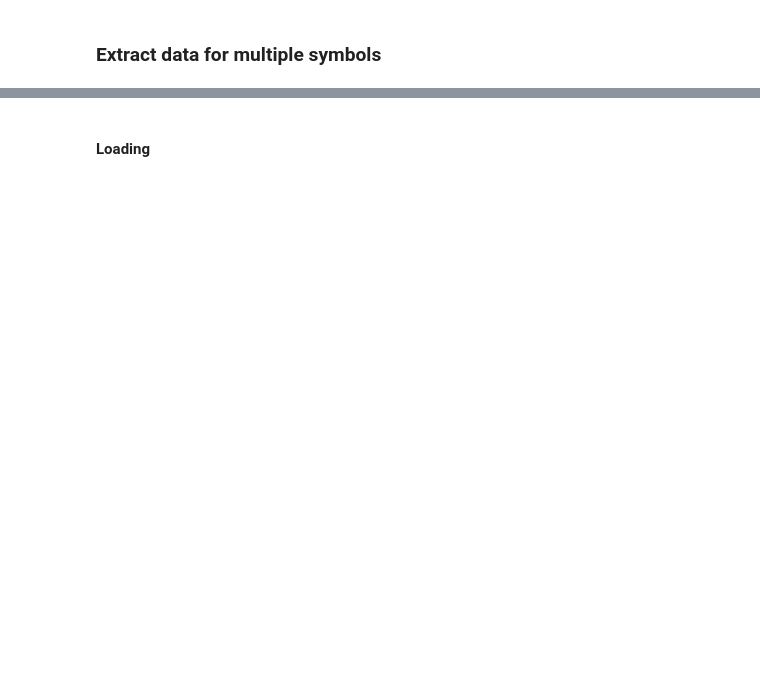
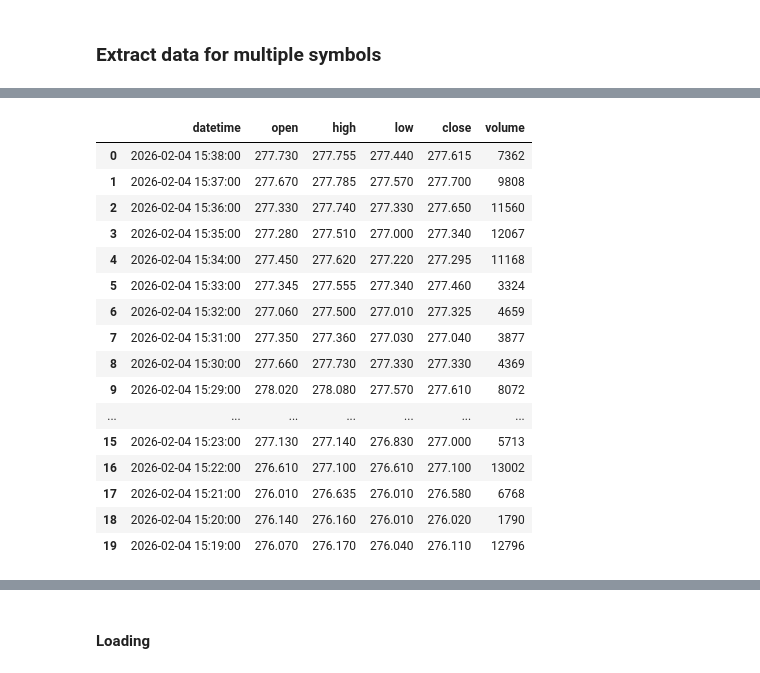
Before and after one commit to Only1judhy/apex_pipeline, a Jupyter notebook: api_pipeline.ipynb, the cells around one changed output, grey strips where cells are left out. Saved outputs shown, nothing was run; the diff lists cells and outputs as text; code cells hidden in the pictures; blank space fills up the shorter version.

```diff
--- a/api_pipeline.ipynb
+++ b/api_pipeline.ipynb
@@ -167,0 +223,4 @@ all_data
+# %%
+#get data in json format
+data = response.json()
+data
@@ -167,0 +245,3 @@ all_data
+# %%
+df = pd.DataFrame(data["values"])
+df.head()
@@ -167,0 +255,19 @@ all_data
+# %%
+#transform data to dataframe
+def transform_data(data):
+    #extract values
+    time_series = data['values']
+
+    #convert to dataframe
+    df = pd.DataFrame(time_series)
+
+    #convert to proper datatypes
+    df['datetime'] = pd.to_datetime(df['datetime'])
+
+    df = df.astype({
+        'open': 'float',
+        'high': 'float',
+        'low': 'float',
+        'close': 'float',
+        'volume': 'int' })
+    return df
@@ -167,0 +276,20 @@ all_data
+# %%
+df
+# %% [output]
+|  | datetime | open | high | low | close | volume |
+| 0 | 2026-02-04 15:38:00 | 277.730 | 277.755 | 277.440 | 277.615 | 7362 |
+| 1 | 2026-02-04 15:37:00 | 277.670 | 277.785 | 277.570 | 277.700 | 9808 |
+| 2 | 2026-02-04 15:36:00 | 277.330 | 277.740 | 277.330 | 277.650 | 11560 |
+| 3 | 2026-02-04 15:35:00 | 277.280 | 277.510 | 277.000 | 277.340 | 12067 |
+| 4 | 2026-02-04 15:34:00 | 277.450 | 277.620 | 277.220 | 277.295 | 11168 |
+| 5 | 2026-02-04 15:33:00 | 277.345 | 277.555 | 277.340 | 277.460 | 3324 |
+| 6 | 2026-02-04 15:32:00 | 277.060 | 277.500 | 277.010 | 277.325 | 4659 |
+| 7 | 2026-02-04 15:31:00 | 277.350 | 277.360 | 277.030 | 277.040 | 3877 |
+| 8 | 2026-02-04 15:30:00 | 277.660 | 277.730 | 277.330 | 277.330 | 4369 |
+| 9 | 2026-02-04 15:29:00 | 278.020 | 278.080 | 277.570 | 277.610 | 8072 |
+| ... | ... | ... | ... | ... | ... | ... |
+| 15 | 2026-02-04 15:23:00 | 277.130 | 277.140 | 276.830 | 277.000 | 5713 |
+| 16 | 2026-02-04 15:22:00 | 276.610 | 277.100 | 276.610 | 277.100 | 13002 |
+| 17 | 2026-02-04 15:21:00 | 276.010 | 276.635 | 276.010 | 276.580 | 6768 |
+| 18 | 2026-02-04 15:20:00 | 276.140 | 276.160 | 276.010 | 276.020 | 1790 |
+| 19 | 2026-02-04 15:19:00 | 276.070 | 276.170 | 276.040 | 276.110 | 12796 |
```
Also changed, not shown: parts of 38 cells of this notebook.
